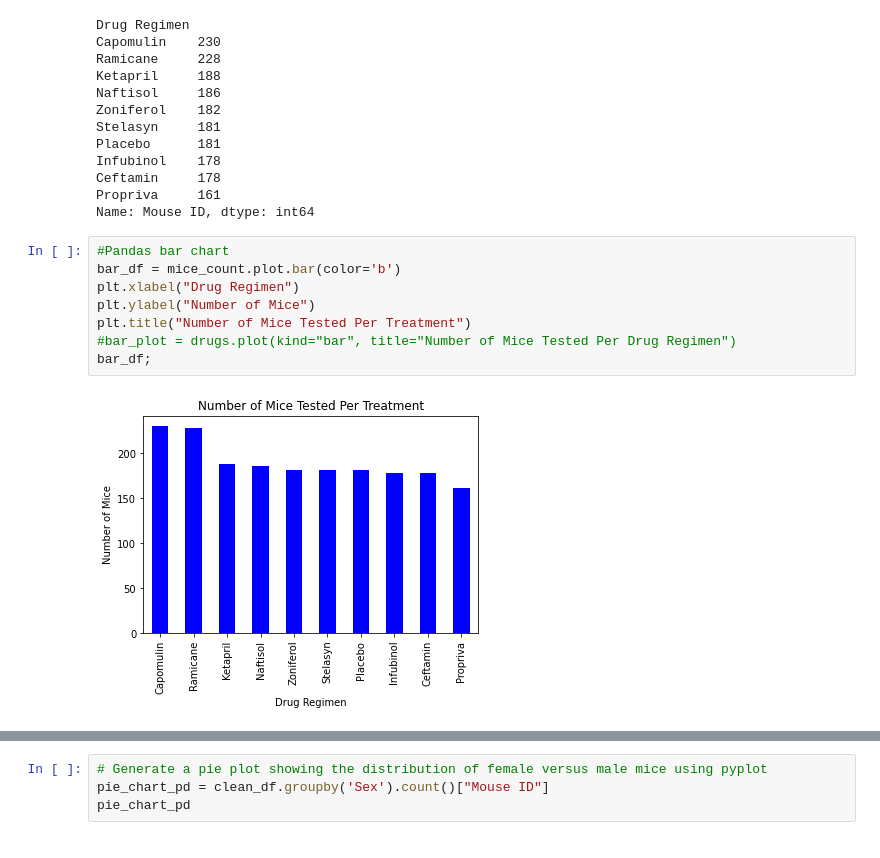
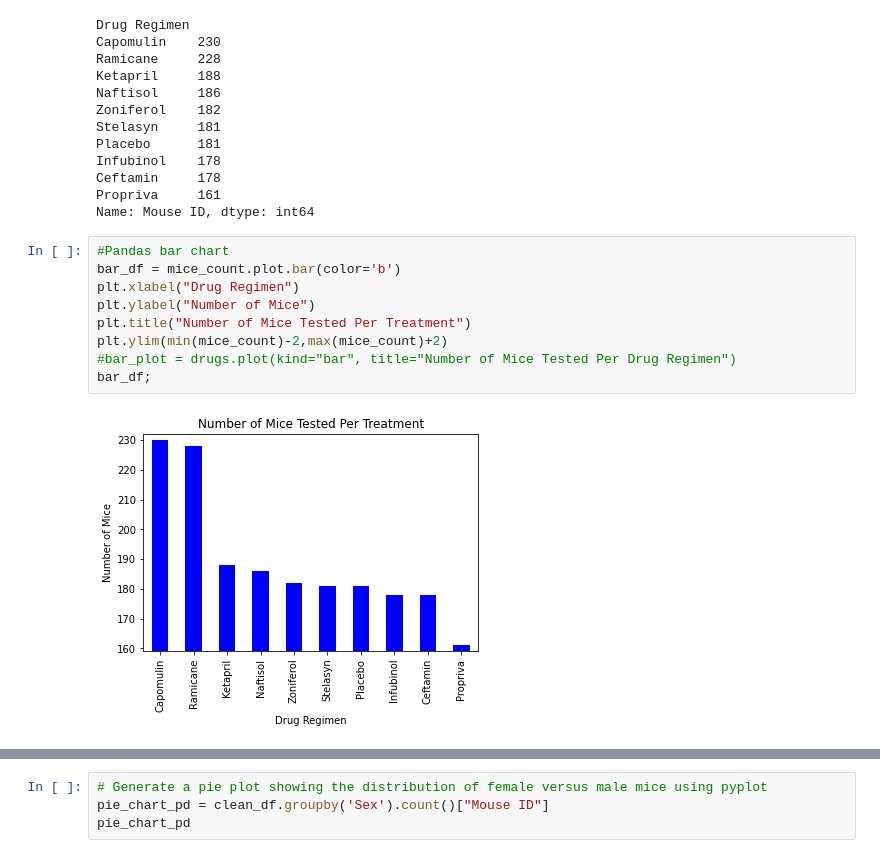
Before and after one commit to ronaldbmz/matplotlib-challenge, a Jupyter notebook: pymaceuticals.ipynb, the cells around one changed output, grey strips where cells are left out. Saved outputs shown, nothing was run; the diff lists cells and outputs as text.

```diff
--- a/pymaceuticals.ipynb
+++ b/pymaceuticals.ipynb
@@ -189,13 +189,14 @@ Name: Mouse ID, dtype: int64
 # %%
 #Pandas bar chart
 bar_df = mice_count.plot.bar(color='b')
 plt.xlabel("Drug Regimen")
 plt.ylabel("Number of Mice")
 plt.title("Number of Mice Tested Per Treatment")
+plt.ylim(min(mice_count)-2,max(mice_count)+2)
 #bar_plot = drugs.plot(kind="bar", title="Number of Mice Tested Per Drug Regimen")
 bar_df;
 # %% [output]
-[figure, old version]
+[figure, new version]
 # %%
 # Generate a bar plot showing the total number of measurements taken on each drug regimen using pyplot.
 
```
Also changed, not shown: parts of 6 cells of this notebook.
